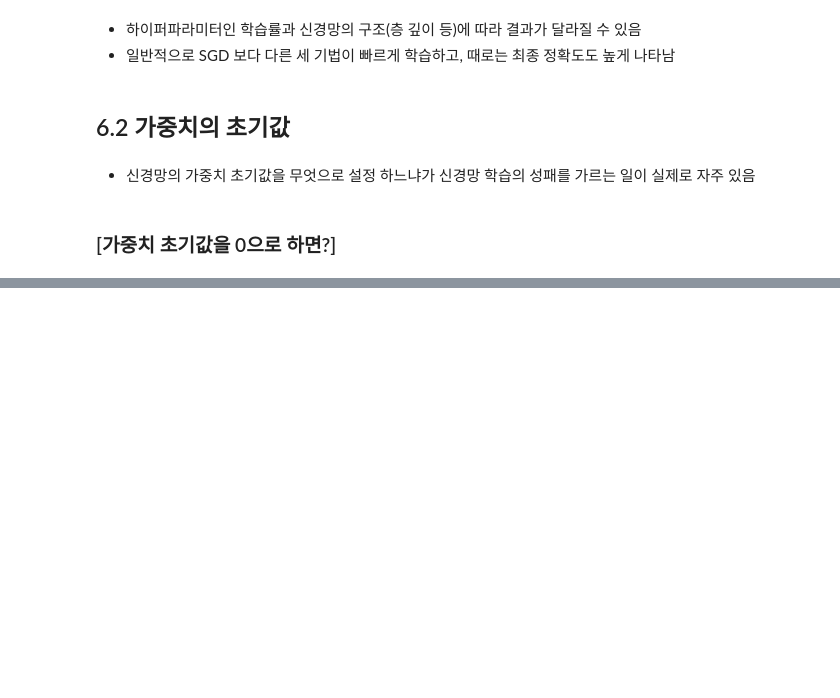
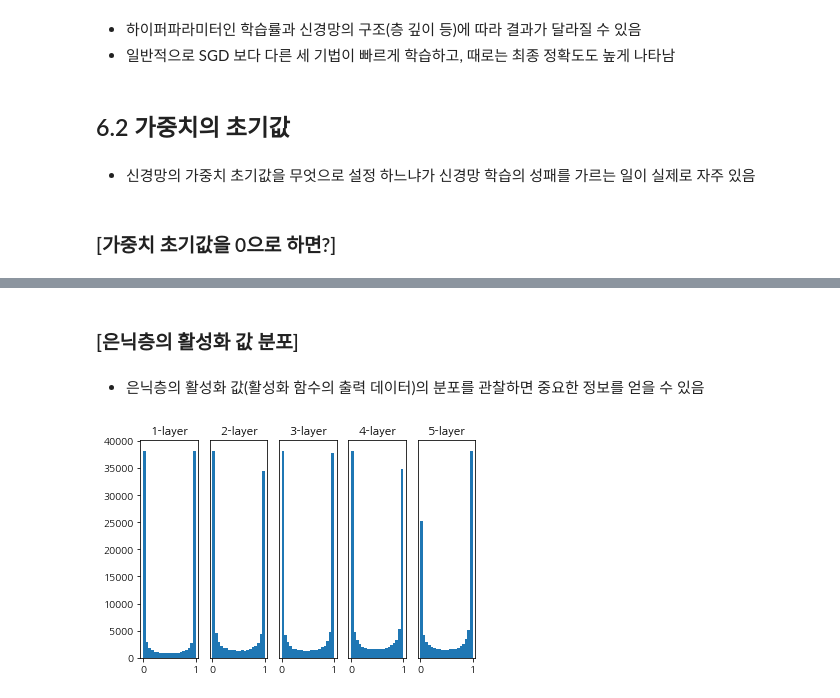
Before and after one commit to cloudallera/deep-learning-from-scratch, a Jupyter notebook: _mystudy/06_training_techniques.ipynb, the cells around one changed output, grey strips where cells are left out. Saved outputs shown, nothing was run; the diff lists cells and outputs as text; code cells hidden in the pictures; blank space fills up the shorter version.

```diff
--- a/_mystudy/06_training_techniques.ipynb
+++ b/_mystudy/06_training_techniques.ipynb
@@ -653,0 +661,53 @@ plt.show()
+# %% [markdown]
+### [은닉층의 활성화 값 분포]
+# %% [markdown]
+- 은닉층의 활성화 값(활성화 함수의 출력 데이터)의 분포를 관찰하면 중요한 정보를 얻을 수 있음
+# %%
+# 5층 신경망에 무작위로 생성한 데이터를 흘리며 각 층의 활성화 값 분포를 히스토그램으로 출력
+def sigmoid(x):
+    return 1 / (1 + np.exp(-x))
+
+def tanh(x):
+    return np.tanh(x)
+
+def ReLU(x):
+    return np.maximum(0, x)
+
+def weight_init_activation_histogram(init_std=1, n_node=100, f_activation=sigmoid, hist_range=(0, 1)):
+    import numpy as np
+    import matplotlib.pyplot as plt
+
+    x = np.random.randn(1000, 100)   # 100개의 속성을 가진 1000개의 데이터
+    node_num = n_node                       # 각 은닉층의 노드 수
+    hidden_layer_size = 5         # 은닉층이 5개
+    activations = {}                  # 각 은닉층의 활성화 결과(활성화 값)을 저장
+
+    # 은닉층 활성화 값 계산
+    for i in range(hidden_layer_size):
+        if i != 0:
+            x = activations[i-1]
+
+        w = np.random.randn(node_num, node_num) * init_std
+
+        a = np.dot(x, w)
+        z = f_activation(a)           # 활성화 함수로 인자로 받아서 적용 (default는 sigmoid)
+        # z = sigmoid(a)
+        # z = tanh(a)
+        # z = ReLU(a)
+        activations[i] = z
+
+    # 히스토 그램 그리기
+    for i, act in activations.items():
+        plt.subplot(1, len(activations), i+1)
+        plt.title(str(i+1) + "-layer")
+        plt.hist(act.flatten(), 20, range=hist_range)        # sigmoid, ReLU 함수 이용 시 range=(0, 1)
+        # plt.hist(act.flatten(), 30, range=(-1, 1))          # tanh 함수 이용 시  range=(-1, 1)
+        if i != 0:
+            plt.yticks(())
+
+    plt.show()
+
+# 표준편차가 1인 정규분포를 이용한 가중치 초기값 (활성화 함수로 시그모이드 함수를 사용)
+weight_init_activation_histogram(init_std=1)
+# %% [output]
+[figure, added]
```
Also changed, not shown: parts of 57 cells of this notebook, 3 other files.
